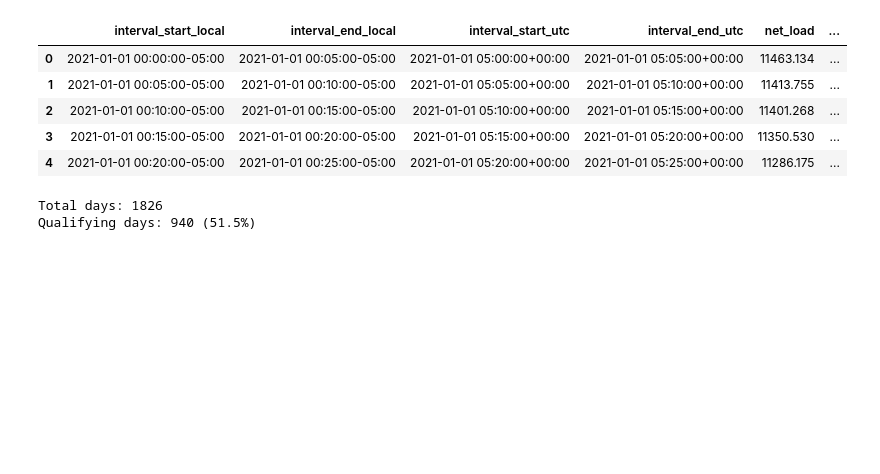
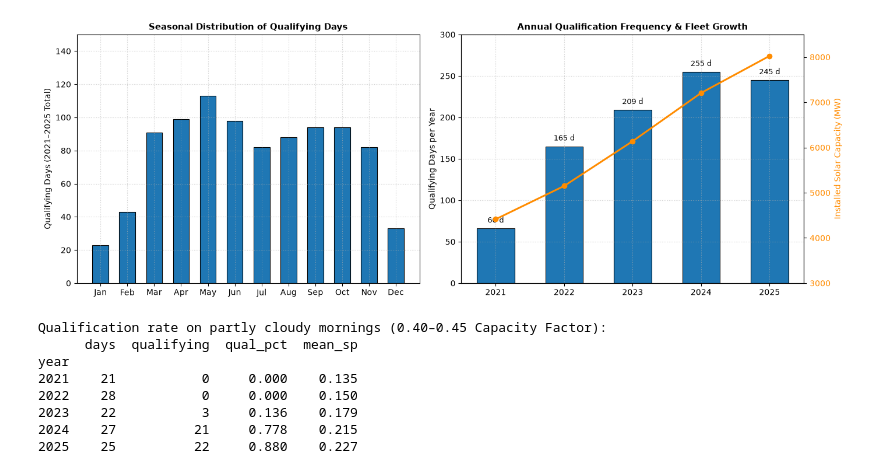
Before and after one commit to evanhk/eveningPowerRamp, a Jupyter notebook: notebooks/02_ramp_segmentation.ipynb, the cells around one changed output. Saved outputs shown, nothing was run; the diff lists cells and outputs as text; code cells hidden in the pictures; blank space fills up the shorter version.

```diff
--- a/notebooks/02_ramp_segmentation.ipynb
+++ b/notebooks/02_ramp_segmentation.ipynb
@@ -33,9 +63,27 @@ Text(0.5, 0.98, 'Solar Penetration Histogram')
 # %%
-df.head()
+df_5yr = df[df["interval_start_local"].dt.year.between(2021, 2025)].copy()
+plot_qualification_trends(qualifying_dates, df_5yr)
+
+# Verify fleet growth effect under identical partial-cloud weather (0.40–0.45 morning CF)
+df_5yr["total_solar"] = df_5yr["btm_solar"] + df_5yr["utility_solar"]
+df_5yr["solar_penetration"] = df_5yr["total_solar"] / df_5yr["gross_demand"]
+morning_5yr = df_5yr[(df_5yr["interval_start_local"].dt.hour >= 10) & (df_5yr["interval_start_local"].dt.hour < 12)]
+daily_5yr = morning_5yr.groupby([morning_5yr["interval_start_local"].dt.year, morning_5yr["interval_start_local"].dt.date]).agg(
+    peak_cf=("solar_capacity_factor", "max"),
+    peak_sp=("solar_penetration", "max"),
+).reset_index(names=["year", "date"])
+daily_5yr["qualifies"] = daily_5yr["peak_sp"] >= 0.20
+
+cf_band = daily_5yr[daily_5yr["peak_cf"].between(0.40, 0.45)]
+print("Qualification rate on partly cloudy mornings (0.40–0.45 Capacity Factor):")
+print(cf_band.groupby("year").agg(days=("date", "count"), qualifying=("qualifies", "sum"), qual_pct=("qualifies", "mean"), mean_sp=("peak_sp", "mean")).round(3))
 # %% [output]
-|  | interval_start_local | interval_end_local | interval_start_utc | interval_end_utc | net_load | ... |
-| 0 | 2021-01-01 00:00:00-05:00 | 2021-01-01 00:05:00-05:00 | 2021-01-01 05:00:00+00:00 | 2021-01-01 05:05:00+00:00 | 11463.134 | ... |
-| 1 | 2021-01-01 00:05:00-05:00 | 2021-01-01 00:10:00-05:00 | 2021-01-01 05:05:00+00:00 | 2021-01-01 05:10:00+00:00 | 11413.755 | ... |
-| 2 | 2021-01-01 00:10:00-05:00 | 2021-01-01 00:15:00-05:00 | 2021-01-01 05:10:00+00:00 | 2021-01-01 05:15:00+00:00 | 11401.268 | ... |
-| 3 | 2021-01-01 00:15:00-05:00 | 2021-01-01 00:20:00-05:00 | 2021-01-01 05:15:00+00:00 | 2021-01-01 05:20:00+00:00 | 11350.530 | ... |
-| 4 | 2021-01-01 00:20:00-05:00 | 2021-01-01 00:25:00-05:00 | 2021-01-01 05:20:00+00:00 | 2021-01-01 05:25:00+00:00 | 11286.175 | ... |
+[figure, added]
+Qualification rate on partly cloudy mornings (0.40–0.45 Capacity Factor):
+      days  qualifying  qual_pct  mean_sp
+year
+2021    21           0     0.000    0.135
+2022    28           0     0.000    0.150
+2023    22           3     0.136    0.179
+2024    27          21     0.778    0.215
+2025    25          22     0.880    0.227
@@ -58,24 +89,0 @@ morning_df = df[morning_mask].copy()
-# %%
-morning_df["date"] = morning_df["interval_start_local"].dt.date
-
-daily_summary = (
-    morning_df.groupby("date")
-    .agg(
-        morning_peak_mw=("total_solar", "max"),
-        morning_peak_kt=("kt", "max"),
-        morning_peak_cf=("solar_capacity_factor", "max"),
-        morning_peak_sp=('solar_penetration',"max")
-    )
-    .reset_index()
-)
-
-# Apply gate:
-daily_summary["qualifies"] = (daily_summary["morning_peak_sp"] >= 0.20)
-
-
-# Check overall and seasonal qualification counts
-print("Total days:", len(daily_summary))
-print(f"Qualifying days: {daily_summary['qualifies'].sum()} ({daily_summary['qualifies'].mean():.1%})")
-# %% [output]
-Total days: 1826
-Qualifying days: 940 (51.5%)
```
Also changed, not shown: parts of 44 cells of this notebook, 8 other files.
